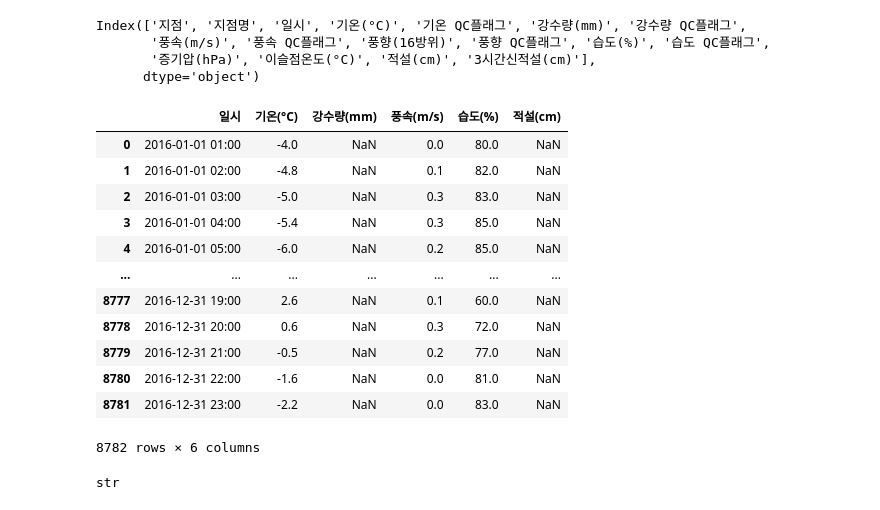
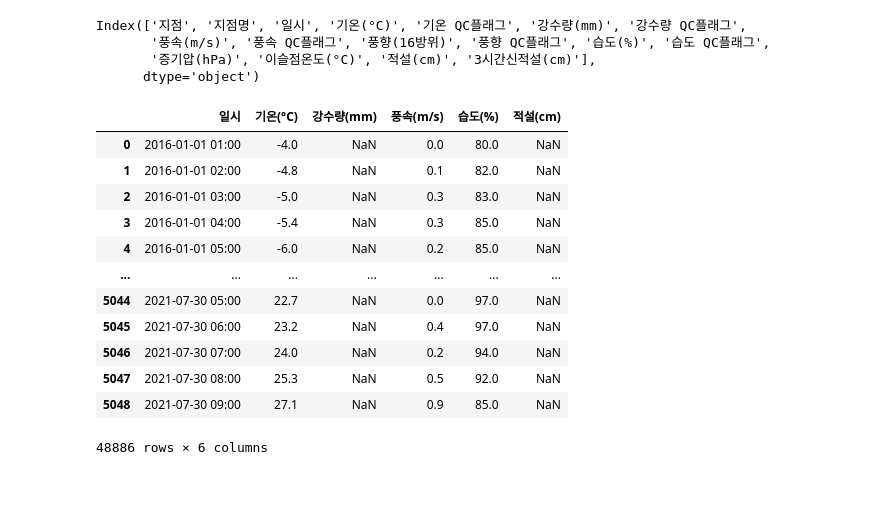
Before and after one commit to marattang/Number_of_cafeteria_users, a Jupyter notebook: project/save/Untitled.ipynb, the cells around one changed output. Drawn from its saved outputs; the diff is of its cells as text; code cells hidden in the pictures.

```diff
--- a/project/save/Untitled.ipynb
+++ b/project/save/Untitled.ipynb
@@ -5,5 +5,10 @@ from datetime import datetime
 import time
 # %%
 data2016 = pd.read_csv('./data/rawdata/기상청/2016_01_to_12.csv', encoding='euc-kr')
+data2017 = pd.read_csv('./data/rawdata/기상청/2017_01_to_12.csv', encoding='euc-kr')
+data2018 = pd.read_csv('./data/rawdata/기상청/2018_01_to_12.csv', encoding='euc-kr')
+data2019 = pd.read_csv('./data/rawdata/기상청/2019_01_to_12.csv', encoding='euc-kr')
+data2020 = pd.read_csv('./data/rawdata/기상청/2020_01_to_12.csv', encoding='euc-kr')
+data2021 = pd.read_csv('./data/rawdata/기상청/2021_01_to_07.csv', encoding='euc-kr')
 # %%
-data2016
+merge_df = pd.concat([data2016, data2017, data2018, data2019, data2020, data2021])
@@ -30,25 +37,21 @@ Index(['지점', '지점명', '일시', '기온(°C)', '기온 QC플래그', '
       dtype='object')
 # %%
 # 필요 없는 컬럼 제거
-data2016.drop(['지점', '지점명', '기온 QC플래그', '강수량 QC플래그',  '풍속 QC플래그', '풍향(16방위)',
+merge_df.drop(['지점', '지점명', '기온 QC플래그', '강수량 QC플래그',  '풍속 QC플래그', '풍향(16방위)',
                '풍향 QC플래그', '습도 QC플래그', '증기압(hPa)', '이슬점온도(°C)',  '3시간신적설(cm)'], axis=1, inplace=True)
 # %%
-data2016
+merge_df
 # %% [output]
 |  | 일시 | 기온(°C) | 강수량(mm) | 풍속(m/s) | 습도(%) | 적설(cm) |
 | 0 | 2016-01-01 01:00 | -4.0 | NaN | 0.0 | 80.0 | NaN |
 | 1 | 2016-01-01 02:00 | -4.8 | NaN | 0.1 | 82.0 | NaN |
 | 2 | 2016-01-01 03:00 | -5.0 | NaN | 0.3 | 83.0 | NaN |
 | 3 | 2016-01-01 04:00 | -5.4 | NaN | 0.3 | 85.0 | NaN |
 | 4 | 2016-01-01 05:00 | -6.0 | NaN | 0.2 | 85.0 | NaN |
 | ... | ... | ... | ... | ... | ... | ... |
-| 8777 | 2016-12-31 19:00 | 2.6 | NaN | 0.1 | 60.0 | NaN |
-| 8778 | 2016-12-31 20:00 | 0.6 | NaN | 0.3 | 72.0 | NaN |
-| 8779 | 2016-12-31 21:00 | -0.5 | NaN | 0.2 | 77.0 | NaN |
-| 8780 | 2016-12-31 22:00 | -1.6 | NaN | 0.0 | 81.0 | NaN |
-| 8781 | 2016-12-31 23:00 | -2.2 | NaN | 0.0 | 83.0 | NaN |
+| 5044 | 2021-07-30 05:00 | 22.7 | NaN | 0.0 | 97.0 | NaN |
+| 5045 | 2021-07-30 06:00 | 23.2 | NaN | 0.4 | 97.0 | NaN |
+| 5046 | 2021-07-30 07:00 | 24.0 | NaN | 0.2 | 94.0 | NaN |
+| 5047 | 2021-07-30 08:00 | 25.3 | NaN | 0.5 | 92.0 | NaN |
+| 5048 | 2021-07-30 09:00 | 27.1 | NaN | 0.9 | 85.0 | NaN |
-8782 rows × 6 columns
+48886 rows × 6 columns
-# %%
-type(data2016['일시'][1])
-# %% [output]
-str
```
Also changed, not shown: parts of 35 cells of this notebook, 6 other files.
